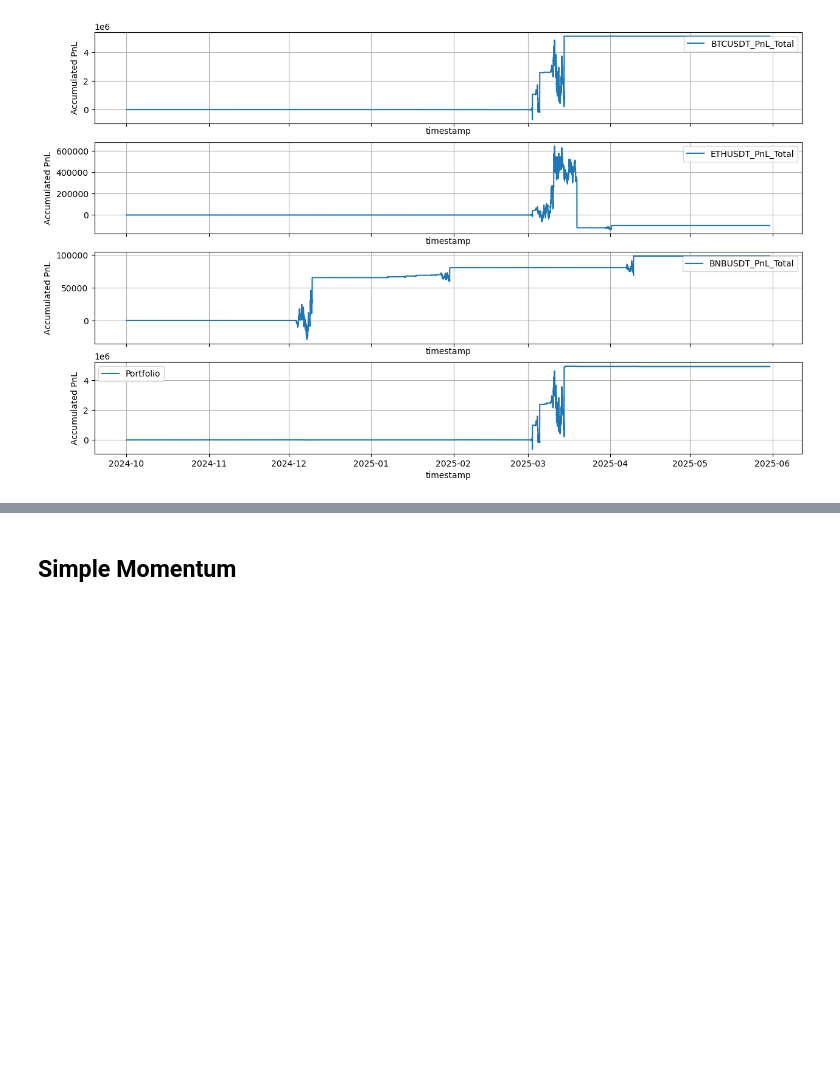
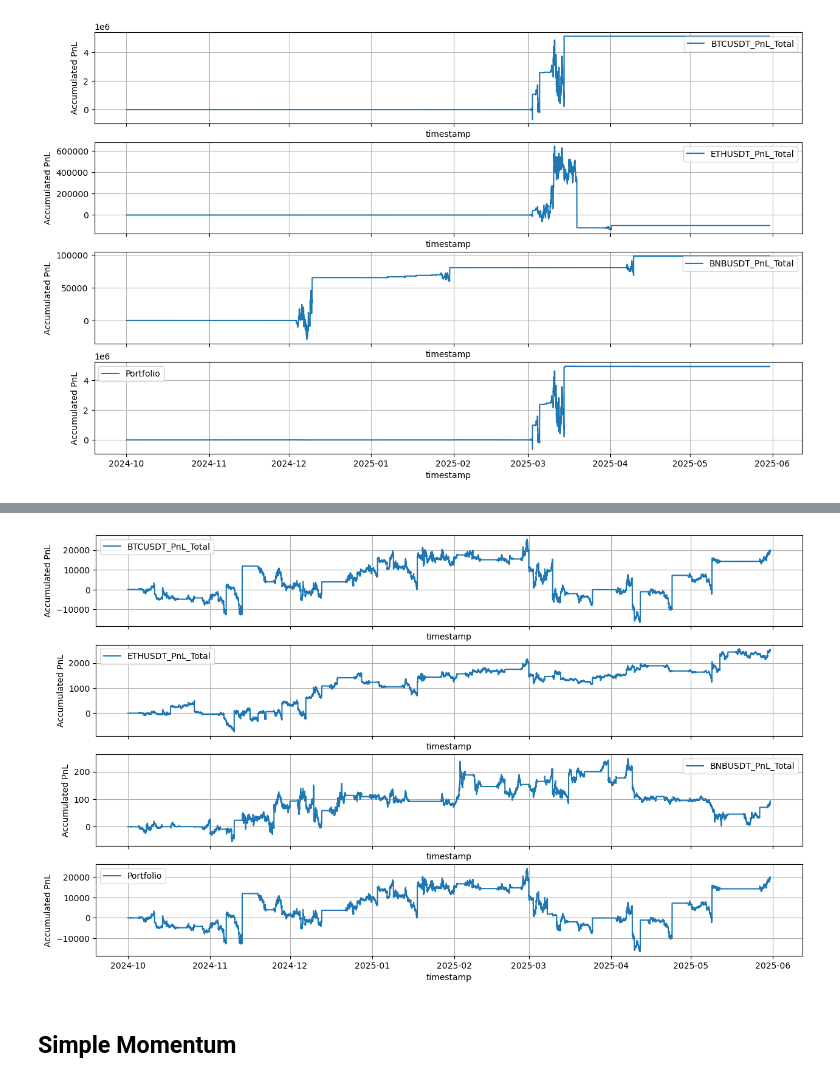
Before and after one commit to saltedpotato/qf635-microstructure-project, a Jupyter notebook: test_strats.ipynb, the cells around one changed output, grey strips where cells are left out. Cells and saved outputs as stored; diff of their text form; code cells hidden in the pictures; blank space fills up the shorter version.

Commit message:
added randomstrat and wrc tests

```diff
--- a/test_strats.ipynb
+++ b/test_strats.ipynb
@@ -103,0 +108,7 @@ mr_backtest.plot_pnl(mr_pnl_df)
+# %%
+random_strat = RandomStrat(data=portfolio_prices)
+random_df = random_strat.random_strategy(lookback=12*24*3, hold_period=12*24*3)
+# %%
+random_backtest = Backtest(random_df.copy(), tickers = test_cons, test_start_date=test_start_date, test_end_date=test_end_date, stoploss=stoploss, drawdown_duration=drawdown_duration)
+random_pnl_df = random_backtest.computePortfolioPnL(rolling=rolling, weight_method=weight_method, allow_short=short)
+random_pnl_df
@@ -104,3 +129,7 @@ mr_backtest.plot_pnl(mr_pnl_df)
+# %%
+random_backtest.plot_pnl(random_pnl_df)
+# %% [output]
+[figure, added]
 # %% [markdown]
 ## Simple Momentum
 # %%
```
Also changed, not shown: parts of 8 cells of this notebook, 2 other files.
